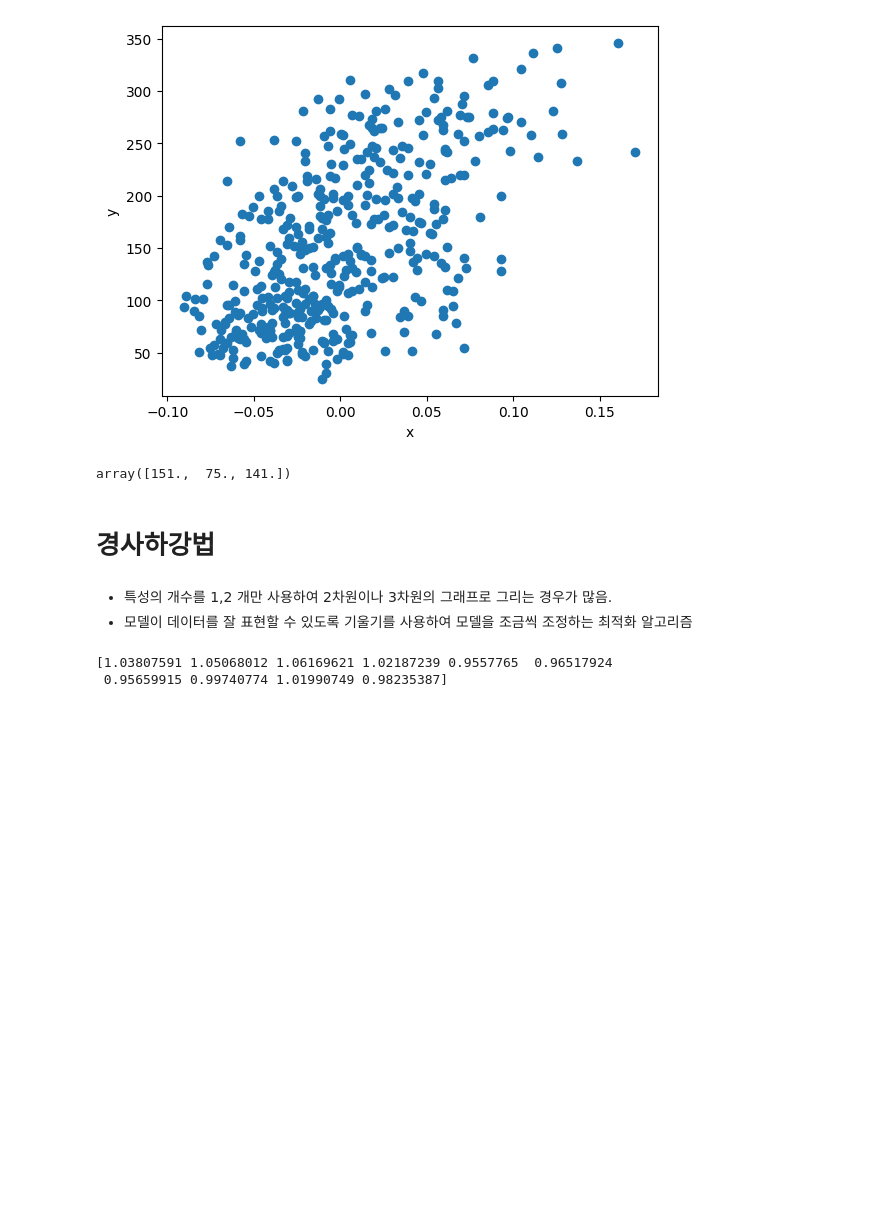
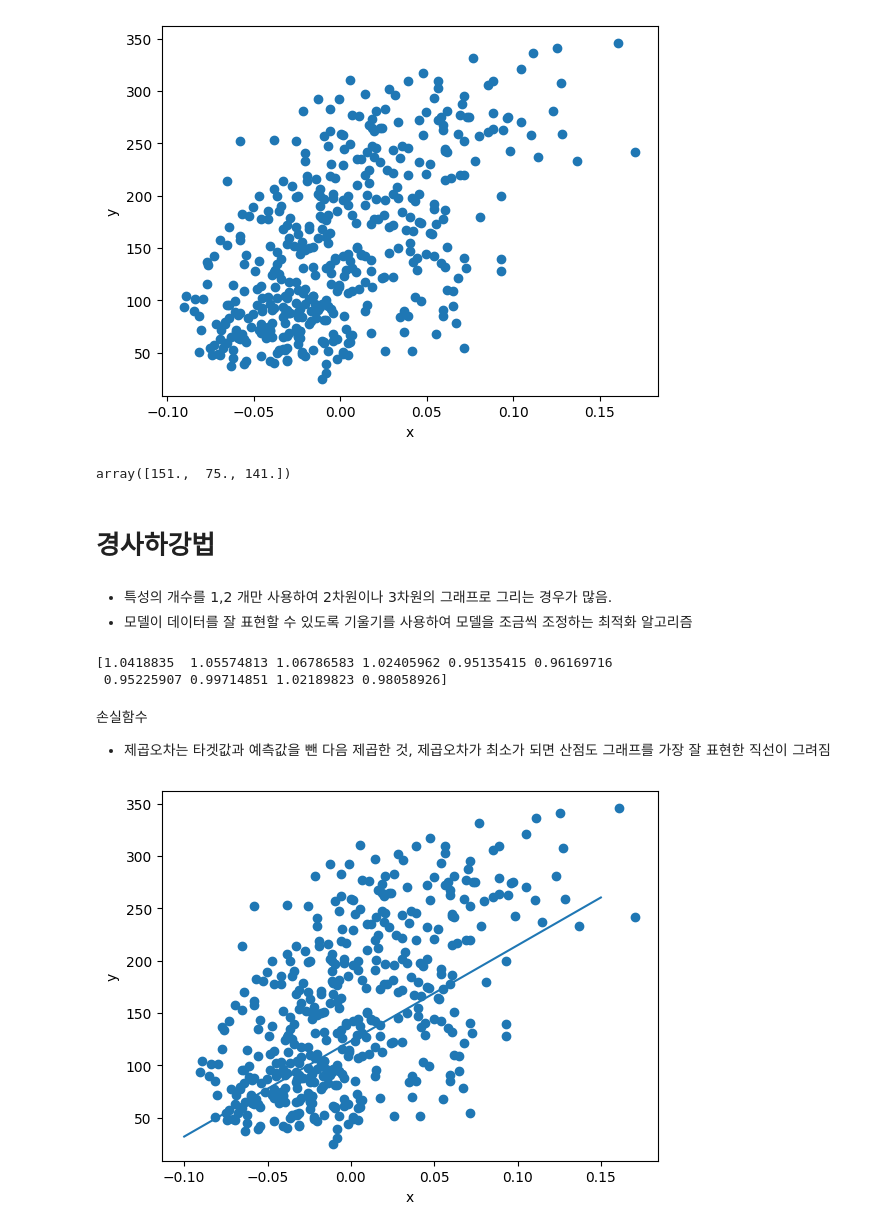
Before and after one commit to sumin-hwang/Do_It_Deeplearning, a Jupyter notebook: matplot_test.ipynb, the cells around one changed output. Saved outputs shown, nothing was run; the diff lists cells and outputs as text; code cells hidden in the pictures; blank space fills up the shorter version.

Commit message:
손실함수, 경사하강법

```diff
--- a/matplot_test.ipynb
+++ b/matplot_test.ipynb
@@ -79,7 +79,62 @@ x = diabetes.data[:2]
 y = diabetes.target
 
 y_hat = x[0]* w + b
-print(y_hat)
+# print(y_hat)
+
+# print(y[0]) # 타겟값
+
+w_inc = w + 0.1
+y_hat_inc = x[0] * w_inc + b
+print(y_hat_inc)
 # %% [output]
-[1.03807591 1.05068012 1.06169621 1.02187239 0.9557765  0.96517924
- 0.95659915 0.99740774 1.01990749 0.98235387]
+[1.0418835  1.05574813 1.06786583 1.02405962 0.95135415 0.96169716
+ 0.95225907 0.99714851 1.02189823 0.98058926]
+# %% [markdown]
+손실함수
+- 제곱오차는 타겟값과 예측값을 뺀 다음 제곱한 것, 제곱오차가 최소가 되면 산점도 그래프를 가장 잘 표현한 직선이 그려짐
+# %%
+import matplotlib.pyplot as plt
+from sklearn.datasets import load_diabetes
+
+# Ensure diabetes dataset is loaded
+diabetes = load_diabetes()
+
+class Neuron:
+  def __init__(self):
+    self.w = 1.0
+    self.b = 1.0
+
+  def forpass(self, x):
+    y_hat = x * self.w + self.b # 직선 방정식을 계산함
+    return y_hat
+
+  def backprop(self, x, err):
+    w_grad = x * err # 가중치에 대한 그레이디언트
+    b_grad = 1 * err # 절편에 대한 그레이디언트
+    return w_grad, b_grad
+
+  def fit(self, x, y, epochs = 100):
+    for i in range(epochs):
+      for x_i, y_i in zip (x, y): # 모든 샘플에 대해 반복함
+        y_hat = self.forpass(x_i) # 정방향 계산
+        err = - (y_i - y_hat) # 오차 계산
+        w_grad, b_grad = self.backprop(x_i, err) # 역방향 계싼
+        self.w -= w_grad # 가중치 업데이트
+        self.b -= b_grad # 절편 업데이트
+
+# Correctly define x and y for single feature regression and plotting
+x = diabetes.data[:, 2] # Use the third feature as the input 'x'
+y = diabetes.target    # Use the target values as 'y'
+
+neuron = Neuron()
+neuron.fit(x, y)
+
+plt.scatter(x, y)
+pt1 = (-0.1, -0.1 * neuron.w + neuron.b)
+pt2 = (0.15, 0.15 * neuron.w + neuron.b)
+plt.plot([pt1[0], pt2[0]], [pt1[1], pt2[1]])
+plt.xlabel('x')
+plt.ylabel('y')
+plt.show()
+# %% [output]
+[figure, added]
```
